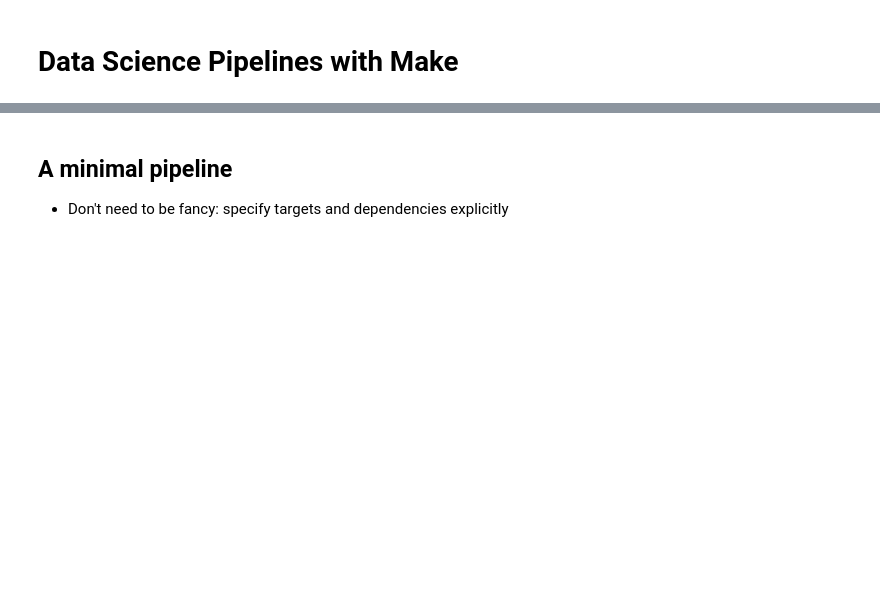
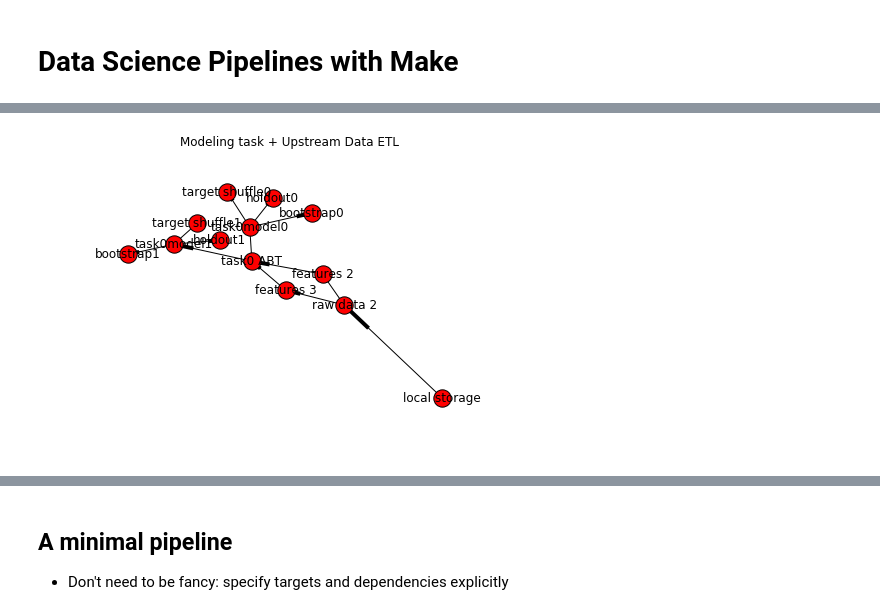
Before and after one commit to dmarx/make_for_datascience, a Jupyter notebook: presentation/presentation.ipynb, the cells around one changed output, grey strips where cells are left out. Drawn from its saved outputs; the diff is of its cells as text; code cells hidden in the pictures; blank space fills up the shorter version.

```diff
--- a/presentation/presentation.ipynb
+++ b/presentation/presentation.ipynb
@@ -316,0 +395,13 @@ SECOND cares
+# %%
+g = nx.DiGraph()
+g.add_edges_from(common)
+g.add_edges_from(tasks['task0'])
+g = get_giant_component(g)
+
+np.random.seed(333)
+pos = nx.spring_layout(g,k=0.08, iterations = 20)
+nx.draw(g, pos = pos, with_labels='true')
+plt.title("Modeling task + Upstream Data ETL")
+plt.show()
+# %% [output]
+[figure, added]
```
Also changed, not shown: parts of 9 cells of this notebook, 1 other file.
